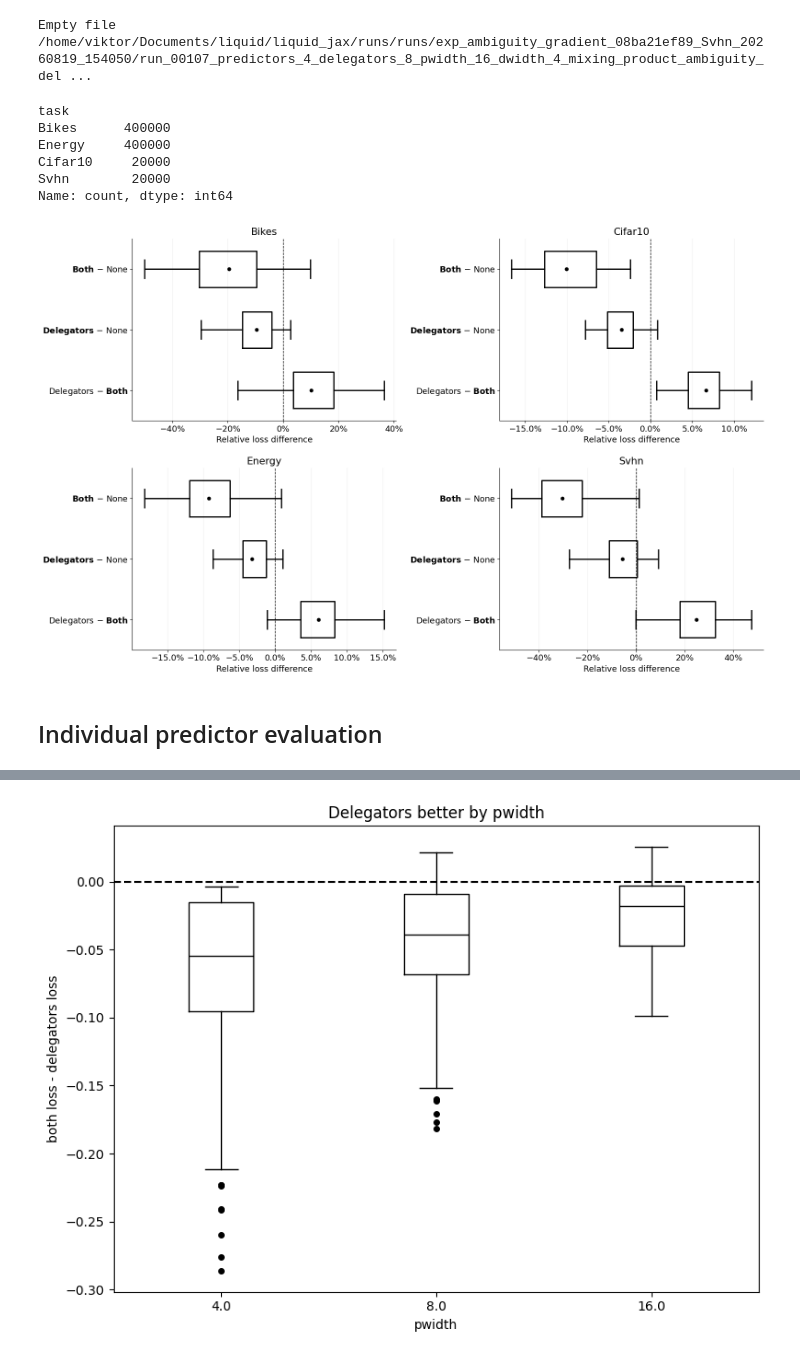
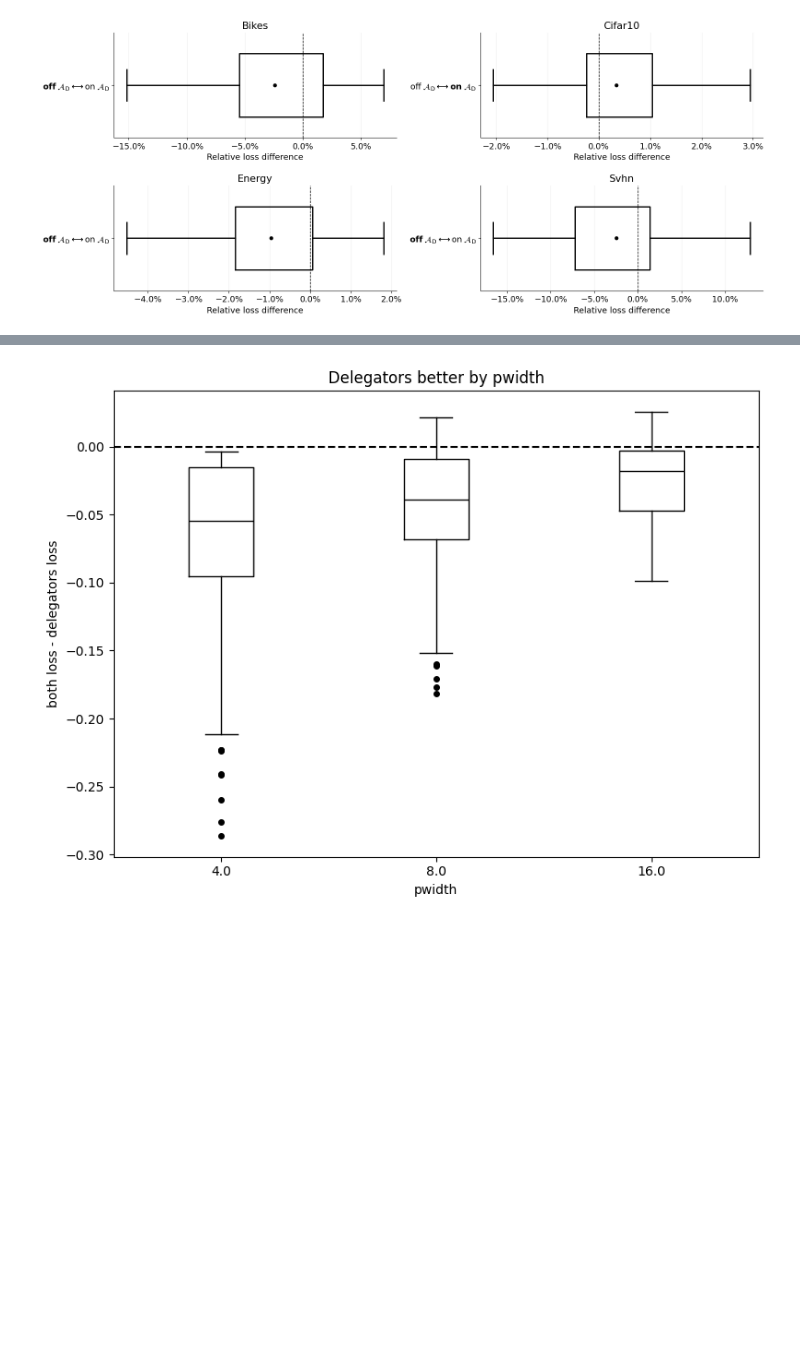
Before and after one commit to viktorvesely/liquid, a Jupyter notebook: liquid_jax/experiment_paired.ipynb, the cells around one changed output, grey strips where cells are left out. Saved outputs shown, nothing was run; the diff lists cells and outputs as text; code cells hidden in the pictures; blank space fills up the shorter version.

```diff
--- a/liquid_jax/experiment_paired.ipynb
+++ b/liquid_jax/experiment_paired.ipynb
@@ -177,7 +204,7 @@ for name in names:
     exp_dir = run_dir / name
     metric_files = sorted(exp_dir.glob("*eval_metrics.npz"))
 
-    parse_name = name.replace("ambiguity_gradient", "gradient")
+    parse_name = name.replace("ambiguity_gradient", "gradient").replace("ambiguity_delgradient", "delgradient")
 
     _, exp_type, launch_id, task, t1, t2 = parse_name.split("_")
 
@@ -239,26 +266,3 @@ df_metrics["final_loss_better"] = df_metrics["final_loss_under_oracle"]
 mask = df_metrics["final_loss_better"] > df_metrics["final_loss"]
 df_metrics.loc[mask, "final_loss_better"] = df_metrics.loc[mask, "final_loss"]
 df_metrics["regret"] = (df_metrics["final_loss"] - df_metrics["final_loss_better"]) # / df_metrics["final_loss"]
-# %% [output]
-Empty file /home/viktor/Documents/liquid/liquid_jax/runs/runs/exp_ambiguity_gradient_08ba21ef89_Svhn_20260819_154050/run_00107_predictors_4_delegators_8_pwidth_16_dwidth_4_mixing_product_ambiguity_del ...
-# %%
-task_baseline_losses = (
-    df
-    .groupby("task")["performance_loss"].max()
-)
-
-baseline = df["task"].map(task_baseline_losses)
-
-df["performance_loss_casted"] = df["performance_loss"] / baseline
-df["validation_performance_loss_casted"] = (
-    df["validation_performance_loss"] / baseline
-)
-# %%
-df["task"].value_counts()
-# %% [output]
-task
-Bikes      400000
-Energy     400000
-Cifar10     20000
-Svhn        20000
-Name: count, dtype: int64
@@ -265,6 +306,11 @@ Name: count, dtype: int64
 # %%
 exp_vars = ["predictors", "delegators", "pwidth", "dwidth"]
-var_oi = "mixing" if exp_type == "aggregation" else "ambiguity" # "mixing"
+var_oi = {
+    "aggregation": "mixing",
+    "gradient": "ambiguitypred",
+    "delgradient": "ambiguitydele",
+    "appendix_gradient": "ambiguitypred"
+}[exp_type]
 var_oi_values = df[var_oi].unique().tolist()
 temp = var_oi_values[1]
 var_oi_values[1] = var_oi_values[0]
@@ -389,6 +435,7 @@ def scale_up_fonts(fig, scale: float = 1.3):
                 text.set_fontsize(text.get_fontsize() * scale)
 # %%
 import itertools
+
 
 
 def plot_relative_diff(
@@ -398,6 +445,7 @@ def plot_relative_diff(
     larger_better: bool,
     cols: list,
     lw: int = 2,
+    rotate_yticks: bool = False
 ):
     from itertools import combinations
     from matplotlib.ticker import PercentFormatter
@@ -413,15 +461,30 @@ def plot_relative_diff(
         diff = diff.dropna()
         mean_diff = diff.mean()
 
-        l_label = str(l).replace("_", " ").title()
-        r_label = str(r).replace("_", " ").title()
 
-        if mean_diff == 0:
-            label = f"{l_label} − {r_label}"
-        elif (mean_diff > 0) == larger_better:
-            label = rf"$\bf{{{l_label}}}$ − {r_label}"
-        else:
-            label = rf"{l_label} − $\bf{{{r_label}}}$"
+
+        def format_label(x, bold=False):
+            if x in condition_labels:
+                normal, bold_label = condition_labels[x]
+                return bold_label if bold else normal
+
+            label = str(x).replace("_", " ").title()
+            return rf"\mathbf{{{label}}}" if bold else rf"\mathrm{{{label}}}"
+
+        l_better = (
+            (mean_diff > 0 and larger_better)
+            or (mean_diff < 0 and not larger_better)
+        )
+
+        r_better = (
+            (mean_diff < 0 and larger_better)
+            or (mean_diff > 0 and not larger_better)
+        )
+
+        ll = format_label(l, l_better)
+        rr = format_label(r, r_better)
+
+        label = rf"${ll} \longleftrightarrow {rr}$"
 
         data.append(diff)
         labels.append(label)
@@ -455,41 +518,46 @@ def plot_relative_diff(
     ax.spines["right"].set_visible(False)
     ax.grid(axis="x", alpha=0.2)
 
+    if rotate_yticks:
+        ax.tick_params(axis="y", labelrotation=90, pad=12)
+
+        for label in ax.get_yticklabels():
+            label.set_horizontalalignment("center")
+            label.set_verticalalignment("center")
+
 early_stopping = True
 
 n_tasks = df["task"].nunique()
 
 subsubs = len(list(itertools.combinations(var_oi_values, 2)))
 
 fig, axs = plt.subplots(
     2,
     2,
     figsize=(16, 10 / 3 * max(subsubs, 2)),
     squeeze=False,
 )
 axs = axs.flat
 
 for i_task, (task, task_df) in enumerate(df.groupby("task")):
     axl = axs[i_task]
     axl.set_title(task, fontsize=12)
 
     (
         task_df
         .pipe(select_early_stopping if early_stopping else select_last)
         .pipe(pair_up)
         .pipe(pivot_to_metrics)
-        .pipe(lambda x: plot_relative_diff(x, axl, xlabel="Relative loss difference", larger_better=False, cols=var_oi_values))
+        .pipe(lambda x: plot_relative_diff(x, axl, xlabel="Relative loss difference", larger_better=False, cols=var_oi_values, rotate_yticks=False))
     )
 
 scale_up_fonts(fig)
 
 
 fig.tight_layout(h_pad=2.0)
-fig.savefig(f"./{exp_type}_box_validation_plot_{'early' if early_stopping else 'last'}.pdf")
+fig.savefig(figures_folder / f"{exp_type}_box_validation_plot_{'early' if early_stopping else 'last'}.pdf")
 # %% [output]
-[figure, old version]
+[figure, new version]
-# %% [markdown]
-## Individual predictor evaluation
 # %%
 def plot_relative_diff_2d(
     pivot: pd.DataFrame,
```
Also changed, not shown: parts of 16 cells of this notebook, 19 other files.
